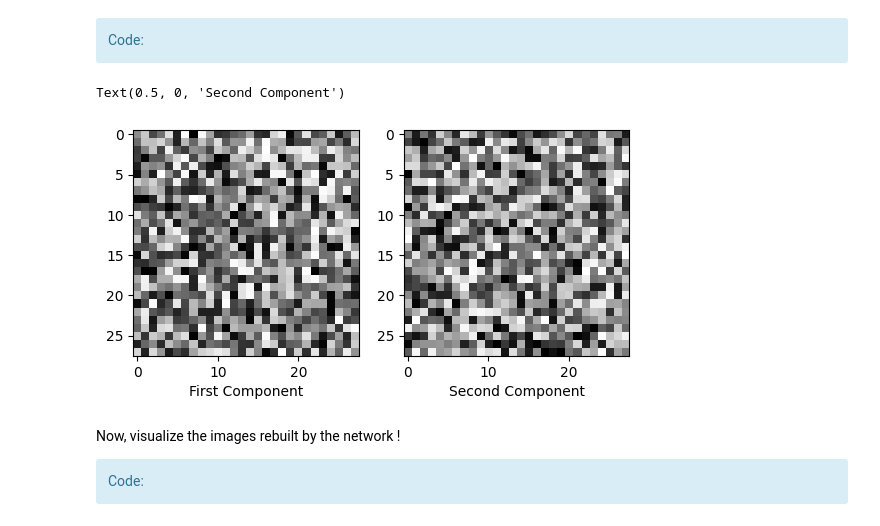
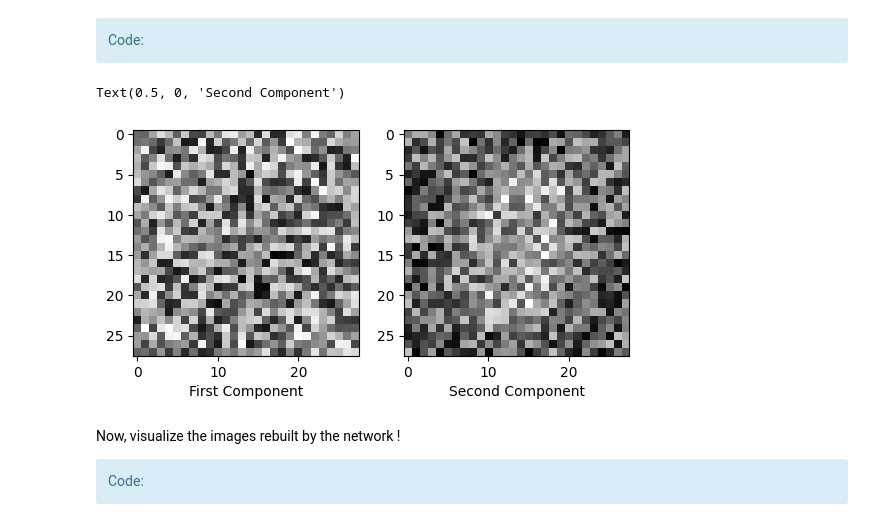
Before and after one commit to kjle/TelecomParis_Promo2025, a Jupyter notebook: SD-TSIA210/TP2 NN/TP_NN_students.ipynb, the cells around one changed output. Saved outputs shown, nothing was run; the diff lists cells and outputs as text; code cells hidden in the pictures.

```diff
--- a/SD-TSIA210/TP2 NN/TP_NN_students.ipynb
+++ b/SD-TSIA210/TP2 NN/TP_NN_students.ipynb
@@ -70,10 +68,11 @@ X_test = X_test.astype('float32')
 
 # Now let us normalize the images so that they have zero mean and standard deviation
 # Hint: are real testing data statistics known at training time ?
-from sklearn.preprocessing import StandardScaler
-sc = StandardScaler()
-X_train = sc.fit_transform(X_train)
-X_test = sc.transform(X_test)
+
+mean = np.mean(X_train)
+std = np.std(X_train)
+X_train = (X_train - mean) / std
+X_test = (X_test - mean) / std
 # %% [markdown]
 # First part: working with Numpy
 
@@ -393,7 +388,7 @@ In this first case, we implement a **simple linear autoencoder**. Build it in or
 input_layer = Input(shape=(img_cols*img_rows,))
 
 # Encoding layer
-latent_view = Dense(400, activation='relu', name='Encoding')(input_layer)
+latent_view = Dense(2, activation='relu', name='Encoding')(input_layer)
 
 # Decoding layer
 output_layer = Dense(img_cols*img_rows, name='Decoding')(latent_view)
@@ -469,19 +468,19 @@ weights, bias = ae_model.get_layer('Encoding').get_weights()
 # %%
 # Show the two dimensions of the encoder, in a similar manner to the principal components
 # (after reshaping them as images !)
 
 # Reshape so they resemble images and we can print them
-nn_mnist = weights.reshape(400, img_rows, img_cols)
 
-# Show the reshaped principal components
+# # Show the reshaped principal components
+
 f, ax = plt.subplots(1,2)
-ax[0].imshow(nn_mnist[0], cmap='gray')
+ax[0].imshow(weights[:,0].reshape(img_rows, img_cols), cmap='gray')
 ax[0].set_xlabel('First Component')
-ax[1].imshow(nn_mnist[1], cmap='gray')
+ax[1].imshow(weights[:,1].reshape(img_rows, img_cols), cmap='gray')
 ax[1].set_xlabel('Second Component')
 # %% [output]
 Text(0.5, 0, 'Second Component')
-[figure, old version]
+[figure, new version]
 # %% [markdown]
 Now, visualize the images rebuilt by the network !
 <div class='alert alert-block alert-info'>
```
Also changed, not shown: parts of 17 cells of this notebook.
